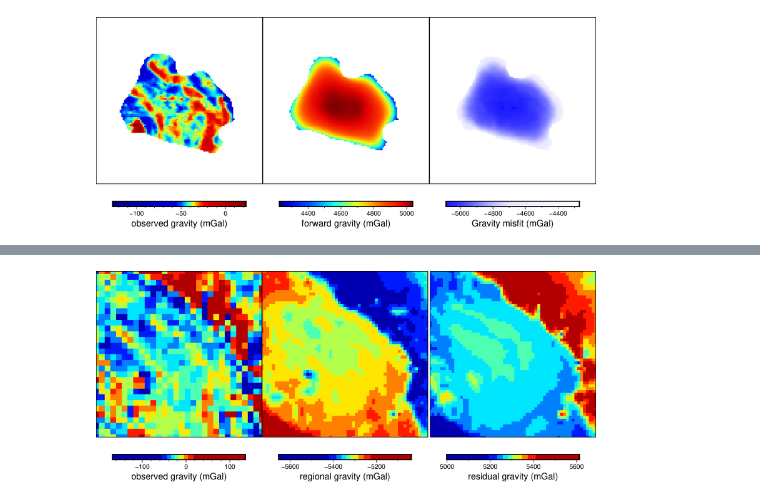
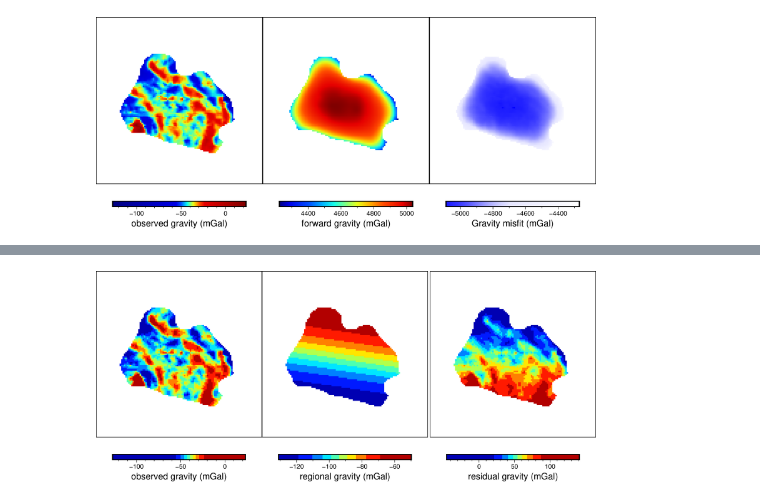
Before and after one commit to mdtanker/RIS_gravity_inversion, a Jupyter notebook: Nagy_prisms_inversion.ipynb, the cells around one changed output, grey strips where cells are left out. Drawn from its saved outputs; the diff is of its cells as text; code cells hidden in the pictures.

```diff
--- a/Nagy_prisms_inversion.ipynb
+++ b/Nagy_prisms_inversion.ipynb
@@ -460,7 +540,7 @@ fig.show()
 # %%
 # TREND_TYPE = 'Constant value'
-# TREND_TYPE = 'Linear'
-TREND_TYPE = 'Full regional correction'
+TREND_TYPE = 'Linear'
+# TREND_TYPE = 'Full regional correction'
 
 # set type of regional correction
 if TREND_TYPE == "Constant value":
@@ -470,8 +550,8 @@ if TREND_TYPE == "Constant value":
 
 elif TREND_TYPE == 'Linear':
     # ATEMP=np.column_stack((np.ones(len(df_grav.Gobs[(df_grav.x.between(e_fig, w_fig)) & (df_grav.y.between(n_fig, s_fig))])),
+    #                         df_grav.y[(df_grav.x.between(e_fig, w_fig)) & (df_grav.y.between(n_fig, s_fig))]))
     #                         df_grav.x[(df_grav.x.between(e_fig, w_fig)) & (df_grav.y.between(n_fig, s_fig))],
-    #                         df_grav.y[(df_grav.x.between(e_fig, w_fig)) & (df_grav.y.between(n_fig, s_fig))]))
     # C,RESID,RANK,SIGMA=np.linalg.lstsq(ATEMP,df_grav.forward_grav_misfit[(df_grav.x.between(e_fig, w_fig)) & (df_grav.y.between(n_fig, s_fig))])
     # df_grav['regional_grav'] = C[0]*np.ones(len(df_grav.Gobs[(df_grav.x.between(e_fig, w_fig)) & (df_grav.y.between(n_fig, s_fig))])) + C[1]*df_grav.y[(df_grav.x.between(e_fig, w_fig)) & (df_grav.y.between(n_fig, s_fig))] + C[2]*df_grav.x[(df_grav.x.between(e_fig, w_fig)) & (df_grav.y.between(n_fig, s_fig))]
     ATEMP=np.column_stack((np.ones(len(df_grav.Gobs)),
@@ -562 +643 @@ psconvert [ERROR]: Registry registered C:\Program Files (x86)\GPLGS\gswin32c.exe
-[figure, old version]
+[figure, new version]
```
Also changed, not shown: parts of 9 cells of this notebook, 1 other file.
